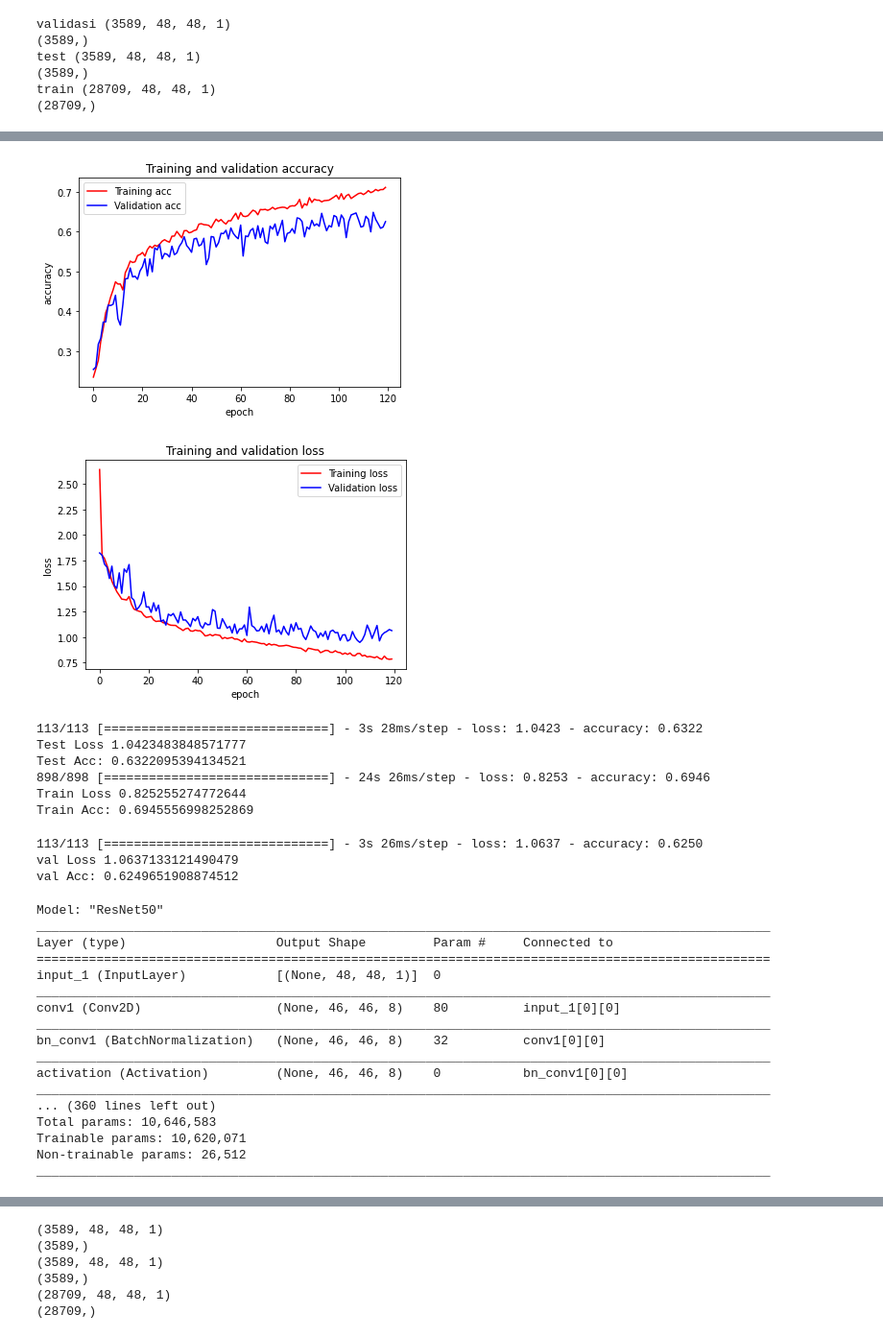
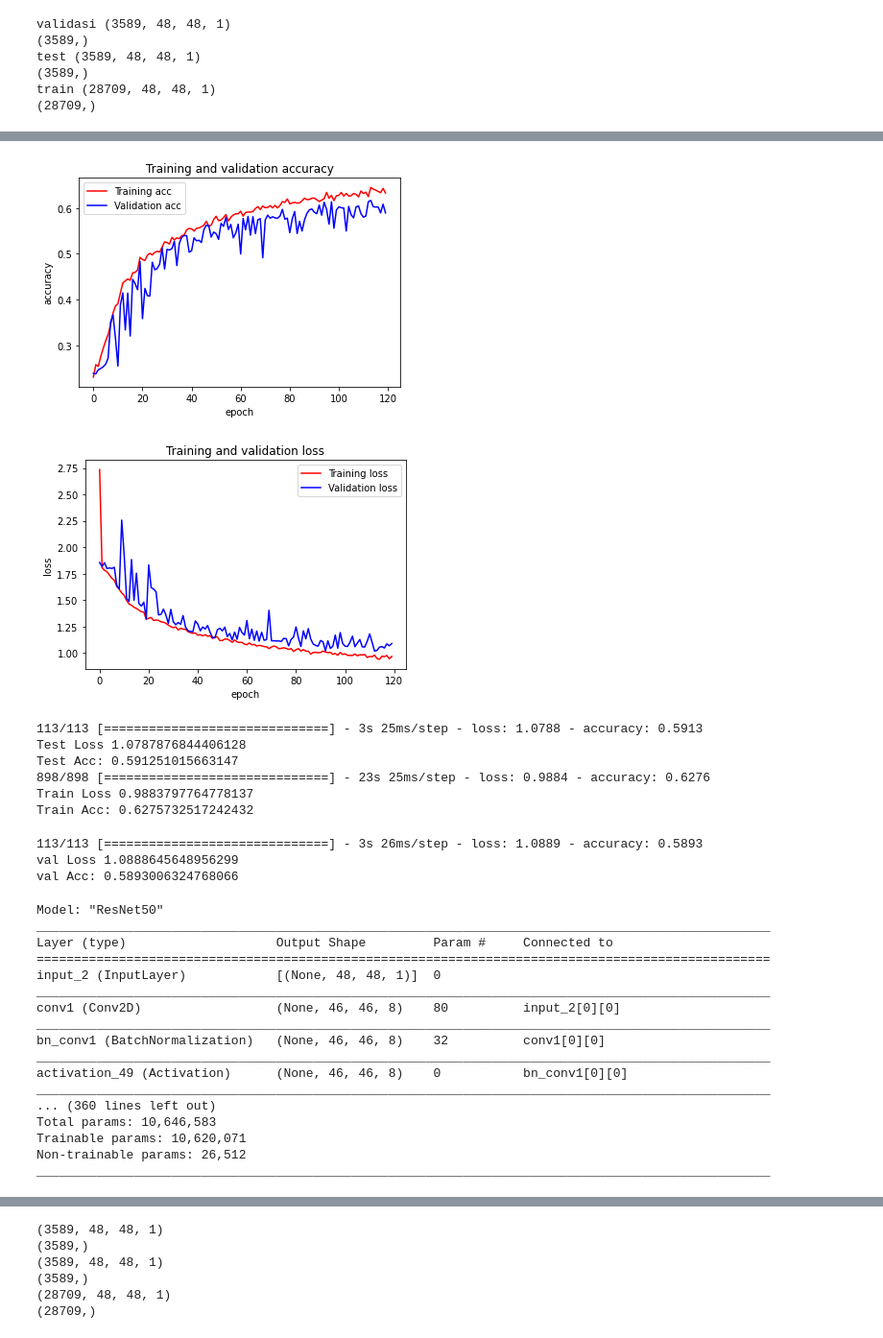
Before and after one commit to senapahlevi/FER2013_Resnet50_WeightNone, a Jupyter notebook: FER2013_Resnet50_weightnone_fixTrainTestVal.ipynb, the cells around one changed output, grey strips where cells are left out. Shown at 96% size. Cells and saved outputs as stored; diff of their text form; code cells hidden in the pictures.

Commit message:
Adam_LR=0.0005_BS:128_epochs120_resnet50edit_Aug:rr,sr,ws,hs,zr,hfvf_59%

```diff
--- a/FER2013_Resnet50_weightnone_fixTrainTestVal.ipynb
+++ b/FER2013_Resnet50_weightnone_fixTrainTestVal.ipynb
@@ -336,7 +336,8 @@ data_generator = ImageDataGenerator(
                         width_shift_range=0.1,
                         height_shift_range=0.1,
                         zoom_range=.1,
-                        horizontal_flip=True)
+                        horizontal_flip=True,
+                        vertical_flip=True)
 """data_generator = ImageDataGenerator( )
 """
 # %% [output]
@@ -496,31 +497,31 @@ Epoch 120/120
 # %%
 import matplotlib.pyplot as plt
 
-model.save('/content/drive/MyDrive/FER2013KaggleOri/fer2013/Resnet50Scracth/scratchcheckpoint/Fix_Model_resnet50editAdamst120epochBS128_1.h5')
+model.save('/content/drive/MyDrive/FER2013KaggleOri/fer2013/Resnet50Scracth/scratchcheckpoint/Fix_Model_resnet50editAdamst120epochBS128+aug:vf_2.h5')
 
 #gffhgffkjkjdskjjkjkjkjhjhnnnhjhhu
 accuracy = history.history['accuracy']
 val_accuracy = history.history['val_accuracy']
 loss = history.history['loss']
 val_loss = history.history['val_loss']
 num_epochs = range(len(accuracy))
 plt.plot(num_epochs, accuracy, 'r', label='Training acc')
 plt.plot(num_epochs, val_accuracy, 'b', label='Validation acc')
 plt.title('Training and validation accuracy')
 plt.ylabel('accuracy')
 plt.xlabel('epoch')
 plt.legend()
 plt.figure()
 plt.plot(num_epochs, loss, 'r', label='Training loss')
 plt.plot(num_epochs, val_loss, 'b', label='Validation loss')
 plt.title('Training and validation loss')
 plt.ylabel('loss')
 plt.xlabel('epoch')
 plt.legend()
 plt.show()
 # %% [output]
-[figure, old version]
+[figure, new version]
-[figure, old version]
+[figure, new version]
 # %%
 testloss = model.evaluate(xtest, ytest)
 print("Test Loss " + str(testloss[0]))
@@ -529,23 +530,23 @@ trainloss = model.evaluate(xtrain, ytrain)
 print("Train Loss " + str(trainloss[0]))
 print("Train Acc: " + str(trainloss[1]))
 # %% [output]
-113/113 [==============================] - 3s 28ms/step - loss: 1.0423 - accuracy: 0.6322
-Test Loss 1.0423483848571777
-Test Acc: 0.6322095394134521
-898/898 [==============================] - 24s 26ms/step - loss: 0.8253 - accuracy: 0.6946
-Train Loss 0.825255274772644
-Train Acc: 0.6945556998252869
+113/113 [==============================] - 3s 25ms/step - loss: 1.0788 - accuracy: 0.5913
+Test Loss 1.0787876844406128
+Test Acc: 0.591251015663147
+898/898 [==============================] - 23s 25ms/step - loss: 0.9884 - accuracy: 0.6276
+Train Loss 0.9883797764778137
+Train Acc: 0.6275732517242432
 # %%
 testlosz = model.evaluate(x_val, y_val)
 print("val Loss " + str(testlosz[0]))
 print("val Acc: " + str(testlosz[1]))
 # %% [output]
-113/113 [==============================] - 3s 26ms/step - loss: 1.0637 - accuracy: 0.6250
-val Loss 1.0637133121490479
-val Acc: 0.6249651908874512
+113/113 [==============================] - 3s 26ms/step - loss: 1.0889 - accuracy: 0.5893
+val Loss 1.0888645648956299
+val Acc: 0.5893006324768066
 # %%
 from keras.models import load_model
-model_load = load_model('/content/drive/MyDrive/FER2013KaggleOri/fer2013/Resnet50Scracth/scratchcheckpoint/Fix_Model_resnet50editAdamst120epochBS128_1.h5')
+model_load = load_model('/content/drive/MyDrive/FER2013KaggleOri/fer2013/Resnet50Scracth/scratchcheckpoint/Fix_Model_resnet50editAdamst120epochBS128+aug:vf_2.h5')
 
 model_load.summary()
 # %% [output]
@@ -553,13 +554,13 @@ Model: "ResNet50"
 __________________________________________________________________________________________________
 Layer (type)                    Output Shape         Param #     Connected to
 ==================================================================================================
-input_1 (InputLayer)            [(None, 48, 48, 1)]  0
+input_2 (InputLayer)            [(None, 48, 48, 1)]  0
 __________________________________________________________________________________________________
-conv1 (Conv2D)                  (None, 46, 46, 8)    80          input_1[0][0]
+conv1 (Conv2D)                  (None, 46, 46, 8)    80          input_2[0][0]
 __________________________________________________________________________________________________
 bn_conv1 (BatchNormalization)   (None, 46, 46, 8)    32          conv1[0][0]
 __________________________________________________________________________________________________
-activation (Activation)         (None, 46, 46, 8)    0           bn_conv1[0][0]
+activation_49 (Activation)      (None, 46, 46, 8)    0           bn_conv1[0][0]
 __________________________________________________________________________________________________
 ... (360 lines left out)
 Total params: 10,646,583
```
Also changed, not shown: parts of 9 cells of this notebook.
